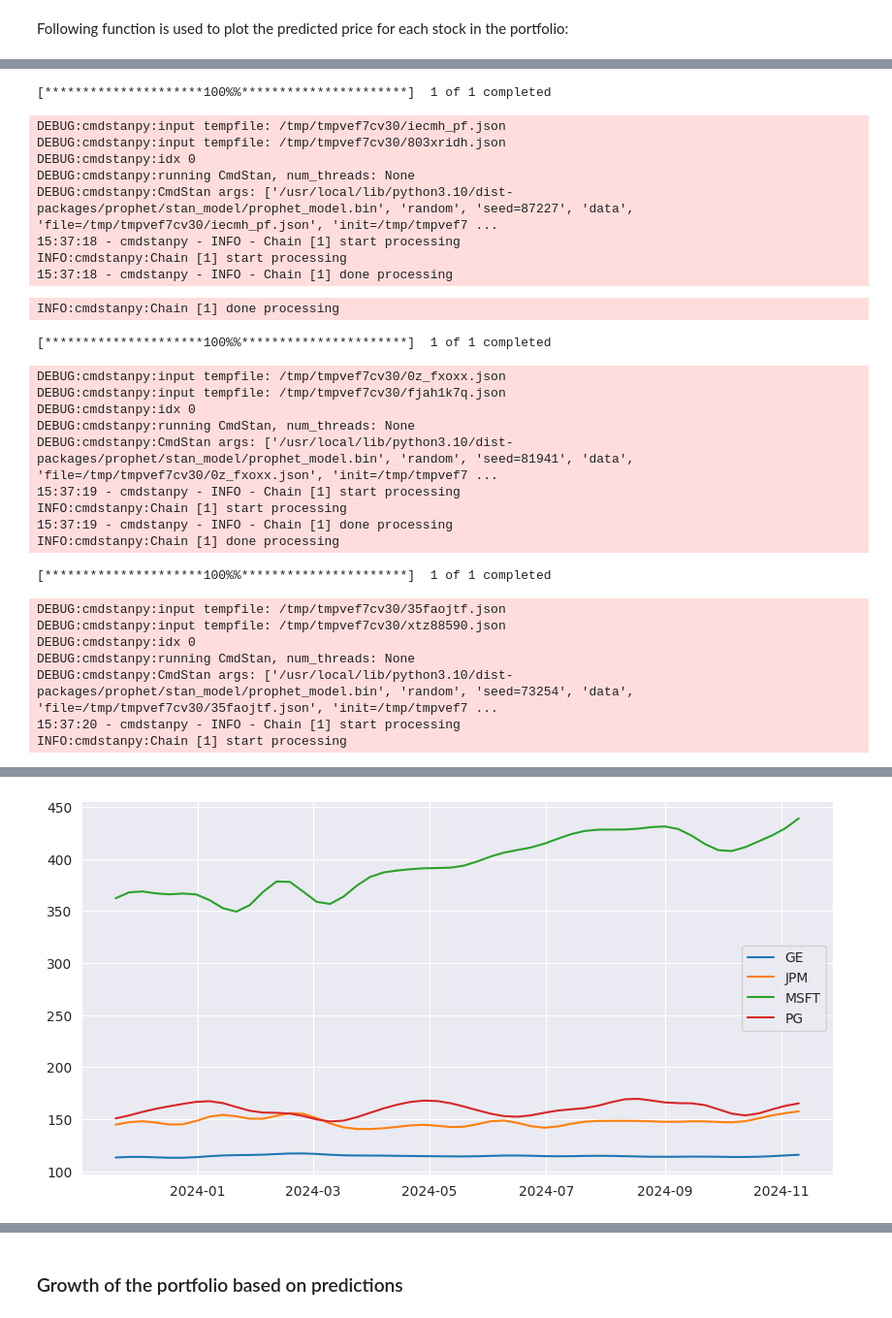
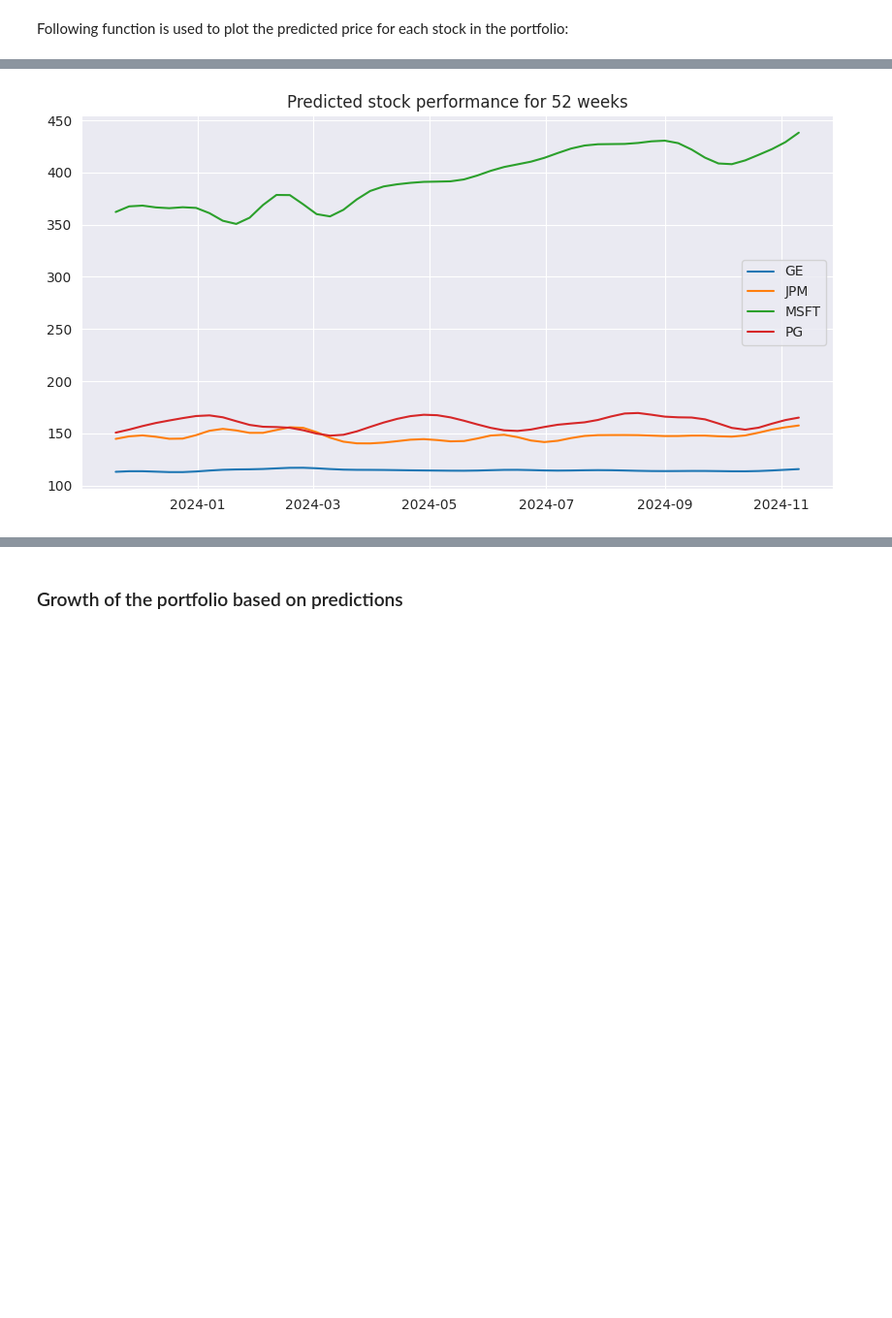
Before and after one commit to rahulakrish/portfolio_builder, a Jupyter notebook: code/new.ipynb, the cells around one changed output, grey strips where cells are left out. Shown at 97% size. Cells and saved outputs as stored; diff of their text form; code cells hidden in the pictures; blank space fills up the shorter version.

Commit message:
fixed function bugs

```diff
--- a/code/new.ipynb
+++ b/code/new.ipynb
@@ -1331,6 +1240,7 @@ def get_future_price(portfolio):
 # %%
-#use the get_future_price function to get the future price for each stock in the
+# use the get_future_price function to get the future price for each stock in the
 #portfolio and plot all of the predicted prices together.
+
 def get_portfolio_growth(portfolio):
   future_growth = pd.DataFrame()
   for stock in portfolio:
@@ -1338,10 +1248,11 @@ def get_portfolio_growth(portfolio):
 
   fig,ax = plt.subplots(figsize=(10,5))
   ax.plot(future_growth,label=portfolio)
+  ax.set_title('Predicted stock performance for 52 weeks')
   ax.legend(loc='best');
 
   return future_growth
 # %%
-forecast_portfolio = forecast_growth(portfolio)
+forecast_portfolio = get_portfolio_growth(portfolio)
 # %% [output]
 [*********************100%%**********************]  1 of 1 completed
@@ -1357,28 +1261,0 @@ INFO:cmdstanpy:Chain [1] done processing
-[*********************100%%**********************]  1 of 1 completed
-DEBUG:cmdstanpy:input tempfile: /tmp/tmpvef7cv30/iecmh_pf.json
-DEBUG:cmdstanpy:input tempfile: /tmp/tmpvef7cv30/803xridh.json
-DEBUG:cmdstanpy:idx 0
-DEBUG:cmdstanpy:running CmdStan, num_threads: None
-DEBUG:cmdstanpy:CmdStan args: ['/usr/local/lib/python3.10/dist-packages/prophet/stan_model/prophet_model.bin', 'random', 'seed=87227', 'data', 'file=/tmp/tmpvef7cv30/iecmh_pf.json', 'init=/tmp/tmpvef7 ...
-15:37:18 - cmdstanpy - INFO - Chain [1] start processing
-INFO:cmdstanpy:Chain [1] start processing
-15:37:18 - cmdstanpy - INFO - Chain [1] done processing
-INFO:cmdstanpy:Chain [1] done processing
-[*********************100%%**********************]  1 of 1 completed
-DEBUG:cmdstanpy:input tempfile: /tmp/tmpvef7cv30/0z_fxoxx.json
-DEBUG:cmdstanpy:input tempfile: /tmp/tmpvef7cv30/fjah1k7q.json
-DEBUG:cmdstanpy:idx 0
-DEBUG:cmdstanpy:running CmdStan, num_threads: None
-DEBUG:cmdstanpy:CmdStan args: ['/usr/local/lib/python3.10/dist-packages/prophet/stan_model/prophet_model.bin', 'random', 'seed=81941', 'data', 'file=/tmp/tmpvef7cv30/0z_fxoxx.json', 'init=/tmp/tmpvef7 ...
-15:37:19 - cmdstanpy - INFO - Chain [1] start processing
-INFO:cmdstanpy:Chain [1] start processing
-15:37:19 - cmdstanpy - INFO - Chain [1] done processing
-INFO:cmdstanpy:Chain [1] done processing
-[*********************100%%**********************]  1 of 1 completed
-DEBUG:cmdstanpy:input tempfile: /tmp/tmpvef7cv30/35faojtf.json
-DEBUG:cmdstanpy:input tempfile: /tmp/tmpvef7cv30/xtz88590.json
-DEBUG:cmdstanpy:idx 0
-DEBUG:cmdstanpy:running CmdStan, num_threads: None
-DEBUG:cmdstanpy:CmdStan args: ['/usr/local/lib/python3.10/dist-packages/prophet/stan_model/prophet_model.bin', 'random', 'seed=73254', 'data', 'file=/tmp/tmpvef7cv30/35faojtf.json', 'init=/tmp/tmpvef7 ...
-15:37:20 - cmdstanpy - INFO - Chain [1] start processing
-INFO:cmdstanpy:Chain [1] start processing
@@ -1387,2 +1262,2 @@ INFO:cmdstanpy:Chain [1] done processing
-[figure, old version]
+[figure, new version]
 # %% [markdown]
```
Also changed, not shown: parts of 23 cells of this notebook.
